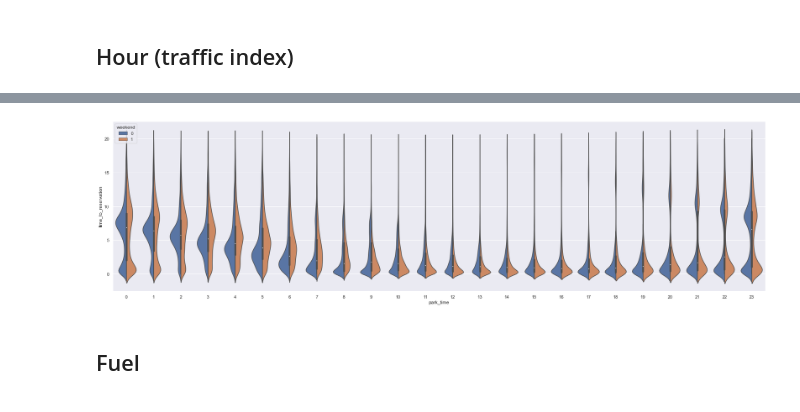
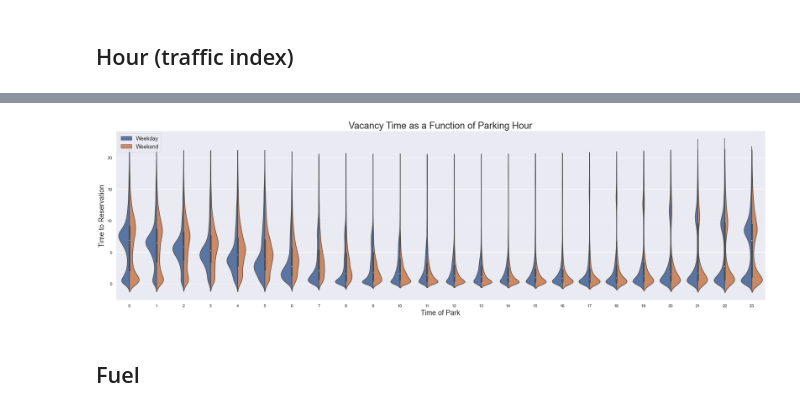
Before and after one commit to Bogeluno/GNN_Thesis, a Jupyter notebook: notebooks/Explorative.ipynb, the cells around one changed output, grey strips where cells are left out. Saved outputs shown, nothing was run; the diff lists cells and outputs as text; code cells hidden in the pictures.

```diff
--- a/notebooks/Explorative.ipynb
+++ b/notebooks/Explorative.ipynb
@@ -47,15 +68,17 @@ Name: park_time, Length: 1700863, dtype: int64
 tdf = pd.read_csv('data/processed/Vacancy_new.csv', parse_dates=[2,3], index_col=0)
 tdf['weekend'] = tdf.park_time.dt.weekday//5
 tdf['park_time'] = tdf.park_time.round('h').dt.hour
+tdf['weekend'] = tdf[tdf.time_to_reservation<=20]['weekend'].replace({0: 'Weekday', 1: 'Weekend'})
 # %%
 f = plt.figure(figsize=(30,8))
-sns.violinplot(x = 'park_time', y = 'time_to_reservation',  hue = 'weekend',  split=True, data = tdf[tdf.time_to_reservation<=20])
-ax.axes.set_title("Vacancy Time as a Function of Parking Time",fontsize=24)
+ax = sns.violinplot(x = 'park_time', y = 'time_to_reservation',  hue = 'weekend',  split=True, data = tdf)
+ax.axes.set_title("Vacancy Time as a Function of Parking Hour",fontsize=24)
 ax.set_xlabel('Time of Park',fontsize=18)
 ax.set_ylabel("Time to Reservation",fontsize=18)
+ax.legend(fontsize=14)
 plt.show()
 # %% [output]
-[figure, old version]
+[figure, new version]
 # %% [markdown]
 ## Fuel
 # %%
```
Also changed, not shown: parts of 39 cells of this notebook, 7 other files.
